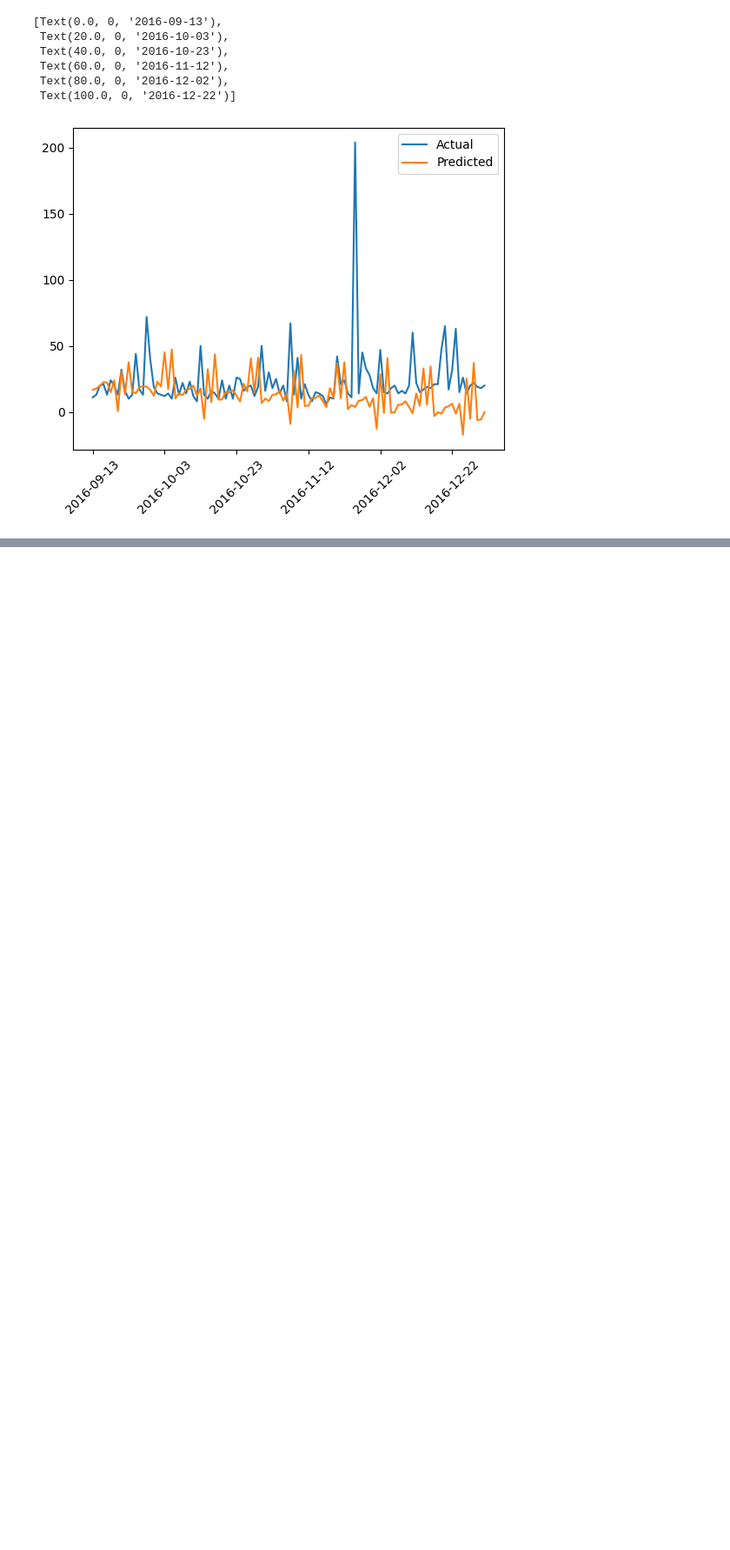
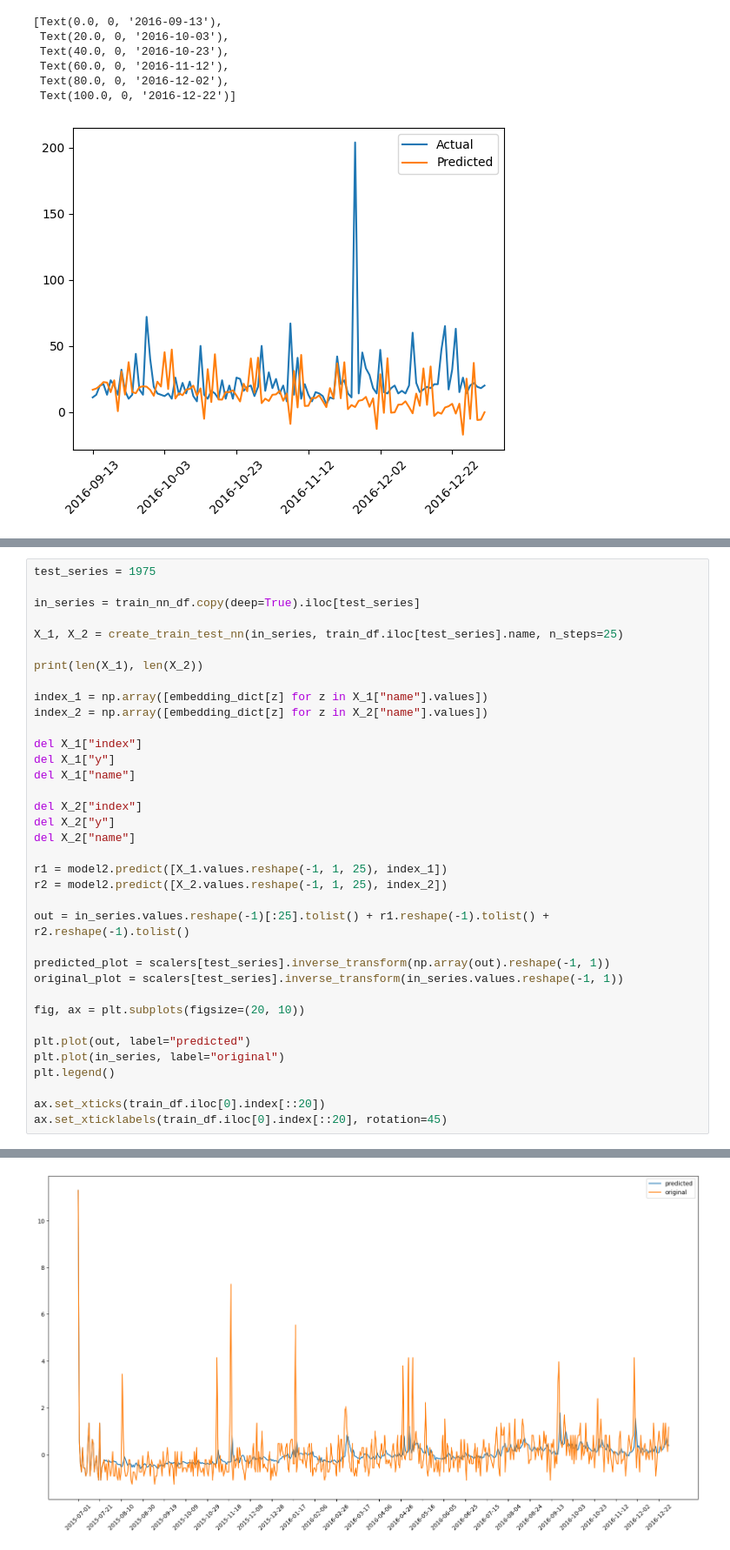
Before and after one commit to AbhiJ2706/ds-workshops, a Jupyter notebook: machine_learning.ipynb, the cells around one changed output, grey strips where cells are left out. Shown: that part at 87% size. Cells and saved outputs as stored; diff of their text form; blank space fills up the shorter version.

```diff
--- a/machine_learning.ipynb
+++ b/machine_learning.ipynb
@@ -517,0 +819,37 @@ print(root_mean_squared_error(y_test, model_results.reshape(-1)))
+# %%
+test_series = 1975
+
+in_series = train_nn_df.copy(deep=True).iloc[test_series]
+
+X_1, X_2 = create_train_test_nn(in_series, train_df.iloc[test_series].name, n_steps=25)
+
+print(len(X_1), len(X_2))
+
+index_1 = np.array([embedding_dict[z] for z in X_1["name"].values])
+index_2 = np.array([embedding_dict[z] for z in X_2["name"].values])
+
+del X_1["index"]
+del X_1["y"]
+del X_1["name"]
+
+del X_2["index"]
+del X_2["y"]
+del X_2["name"]
+
+r1 = model2.predict([X_1.values.reshape(-1, 1, 25), index_1])
+r2 = model2.predict([X_2.values.reshape(-1, 1, 25), index_2])
+
+out = in_series.values.reshape(-1)[:25].tolist() + r1.reshape(-1).tolist() + r2.reshape(-1).tolist()
+
+predicted_plot = scalers[test_series].inverse_transform(np.array(out).reshape(-1, 1))
+original_plot = scalers[test_series].inverse_transform(in_series.values.reshape(-1, 1))
+
+fig, ax = plt.subplots(figsize=(20, 10))
+
+plt.plot(out, label="predicted")
+plt.plot(in_series, label="original")
+plt.legend()
+
+ax.set_xticks(train_df.iloc[0].index[::20])
+ax.set_xticklabels(train_df.iloc[0].index[::20], rotation=45)
+# %% [output]
@@ -517,0 +876 @@ print(root_mean_squared_error(y_test, model_results.reshape(-1)))
+[figure, added]
```
Also changed, not shown: parts of 31 cells of this notebook, 2 other files.
